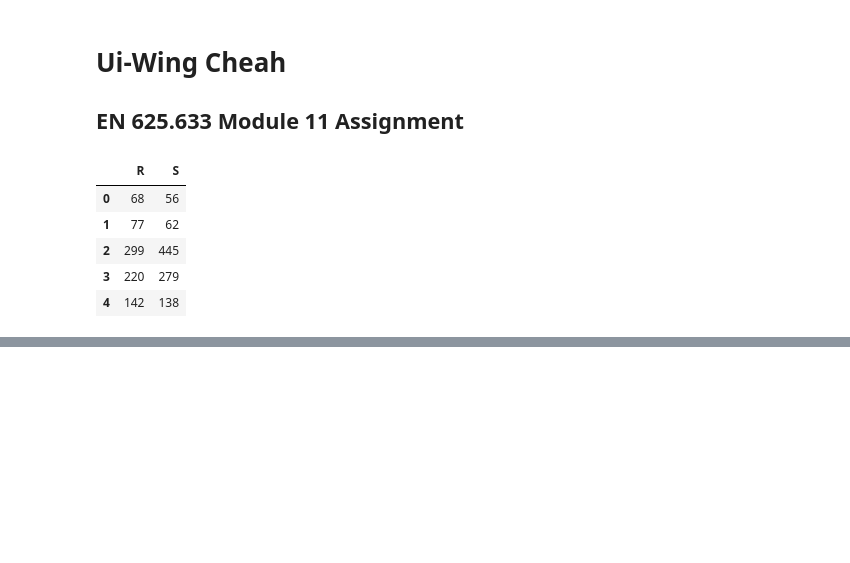
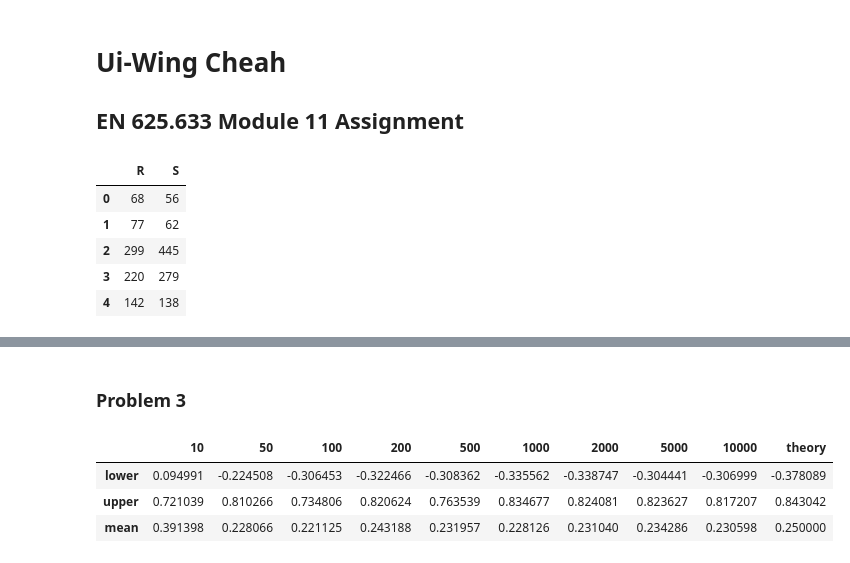
Before and after one commit to uwcheah/Main, a Jupyter notebook: montecarlo/Module 11.ipynb, the cells around one changed output, grey strips where cells are left out. Drawn from its saved outputs; the diff is of its cells as text; code cells hidden in the pictures; blank space fills up the shorter version.

```diff
--- a/montecarlo/Module 11.ipynb
+++ b/montecarlo/Module 11.ipynb
@@ -136,0 +286,40 @@ SyntaxError: invalid syntax (<ipython-input-61-d375fb72b915>, line 1)
+# %% [markdown]
+### Problem 3
+# %%
+def mean_diff(mu1=1.0,sig1=1.0,mu2=0.75,sig2=0.75,n=15,m=20,B=200,*args,**kwargs):
+    np.random.seed(5)
+    # distributions
+    x_dist = sp.norm(loc=mu1,scale=sig1)
+    y_dist = sp.norm(loc=mu2,scale=sig2)
+    # generating random variables
+    x_vec = x_dist.rvs(size=(n,))
+    y_vec = y_dist.rvs(size=(m,))
+    # getting the theoretical distribution of means
+    t_dist = sp.t(df=n+m-1)
+    t_ = t_dist.ppf(0.975)
+    #t_cl =t_dist.ppf(0.025)
+    # sample standard deviations
+    s_x = x_vec.std(ddof=1)
+    s_y = y_vec.std(ddof=1)
+    x_y_diff = x_vec.mean()-y_vec.mean()
+    t_stat = t_ * np.sqrt(pow(s_x,2)/n+pow(s_y,2)/m)
+    conf_theoretical = pd.Series({'lower': x_y_diff-t_stat, 'upper': x_y_diff+t_stat,'mean':mu1-mu2})
+
+    # getting bootstraps
+    x_bstrap = np.random.choice(x_vec,size=(B,n)).mean(axis=1).reshape(-1,)
+    y_bstrap = np.random.choice(y_vec,size=(B,m)).mean(axis=1).reshape(-1,)
+    x_y_bstrap = pd.Series(x_bstrap-y_bstrap)
+    conf_empirical = pd.Series({'lower':x_y_bstrap.quantile(0.025),'upper':x_y_bstrap.quantile(0.975),'mean':x_y_bstrap.mean()})
+
+    return conf_theoretical, conf_empirical
+# %%
+# creating samples and results
+sim_p3 = pd.DataFrame({B_: mean_diff(B=B_)[1] for B_ in [10,50,100,200,500,1000,2000,5000,10000]})
+sim_p3['theory'] = mean_diff(B=1000)[0]
+# %%
+sim_p3
+# %% [output]
+|  | 10 | 50 | 100 | 200 | 500 | 1000 | 2000 | 5000 | 10000 | theory |
+| lower | 0.094991 | -0.224508 | -0.306453 | -0.322466 | -0.308362 | -0.335562 | -0.338747 | -0.304441 | -0.306999 | -0.378089 |
+| upper | 0.721039 | 0.810266 | 0.734806 | 0.820624 | 0.763539 | 0.834677 | 0.824081 | 0.823627 | 0.817207 | 0.843042 |
+| mean | 0.391398 | 0.228066 | 0.221125 | 0.243188 | 0.231957 | 0.228126 | 0.231040 | 0.234286 | 0.230598 | 0.250000 |
```
Also changed, not shown: parts of 24 cells of this notebook.
